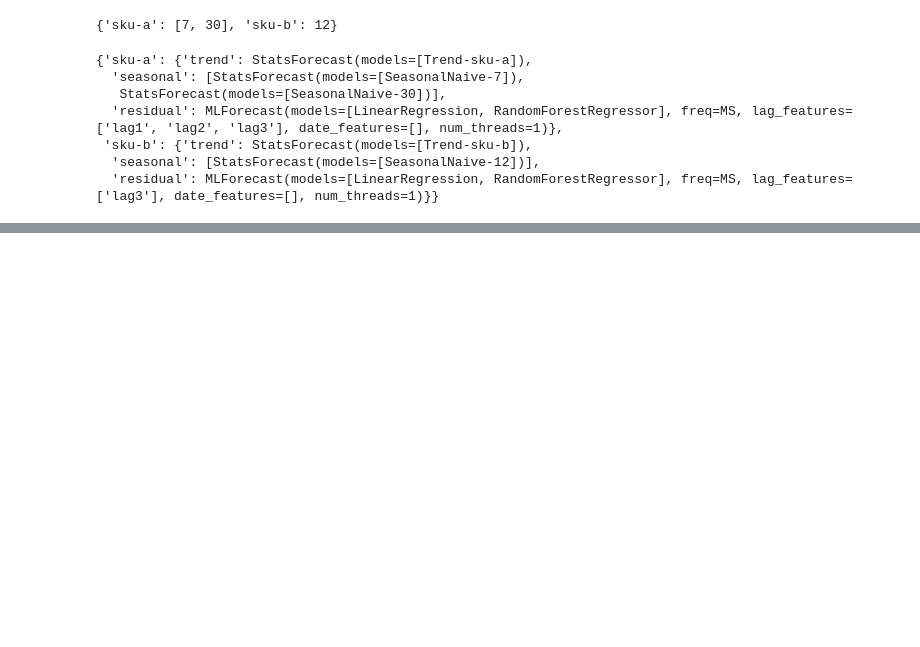
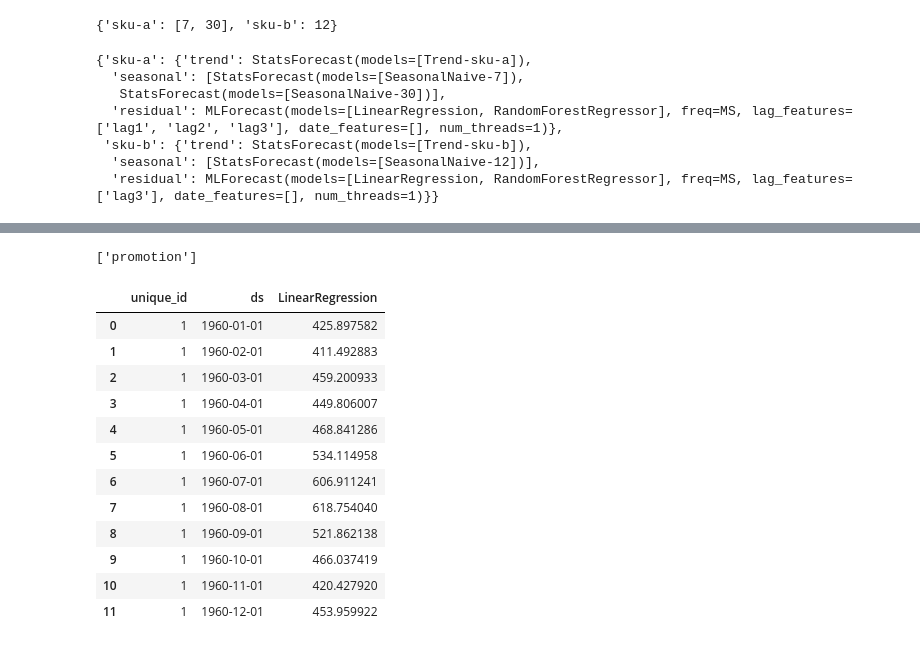
Before and after one commit to heylucasleao/tinyshift, a Jupyter notebook: tinyshift/examples/dmstl.ipynb, the cells around one changed output, grey strips where cells are left out. Saved outputs shown, nothing was run; the diff lists cells and outputs as text; code cells hidden in the pictures; blank space fills up the shorter version.

```diff
--- a/tinyshift/examples/dmstl.ipynb
+++ b/tinyshift/examples/dmstl.ipynb
@@ -370,0 +377,54 @@ evaluate(result,
+# %%
+exog_train = train[["unique_id", "ds", "y"]].copy()
+exog_train["promotion"] = exog_train["ds"].dt.month.isin([3, 9]).astype(float)
+
+
+def residual_model_with_exog(nlags, freq):
+    return MLForecast(
+        models=[LinearRegression()],
+        lags=nlags,
+        freq=freq,
+    )
+
+
+exog_dmstl = DMSTLWrapper(
+    residual_model_callable=residual_model_with_exog,
+    freq="MS",
+    season_length=periods,
+    trend_model_callable=trend_model_callable,
+    seasonal_model_callable=seasonal_callable,
+    nlags=[1, 5],
+)
+
+exog_dmstl.fit(
+    exog_train,
+    target_col="y",
+    static_features=[],
+)
+exog_dmstl.exog_cols_
+# %% [output]
+['promotion']
+# %%
+exog_future = test[["unique_id", "ds"]].copy()
+exog_future["promotion"] = exog_future["ds"].dt.month.isin([3, 9]).astype(float)
+
+exog_forecasts = exog_dmstl.predict(
+    h=horizon,
+    X_df=exog_future,
+)
+
+exog_forecasts
+# %% [output]
+|  | unique_id | ds | LinearRegression |
+| 0 | 1 | 1960-01-01 | 425.897582 |
+| 1 | 1 | 1960-02-01 | 411.492883 |
+| 2 | 1 | 1960-03-01 | 459.200933 |
+| 3 | 1 | 1960-04-01 | 449.806007 |
+| 4 | 1 | 1960-05-01 | 468.841286 |
+| 5 | 1 | 1960-06-01 | 534.114958 |
+| 6 | 1 | 1960-07-01 | 606.911241 |
+| 7 | 1 | 1960-08-01 | 618.754040 |
+| 8 | 1 | 1960-09-01 | 521.862138 |
+| 9 | 1 | 1960-10-01 | 466.037419 |
+| 10 | 1 | 1960-11-01 | 420.427920 |
+| 11 | 1 | 1960-12-01 | 453.959922 |
```
Also changed, not shown: parts of 4 cells of this notebook, 1 other file.
